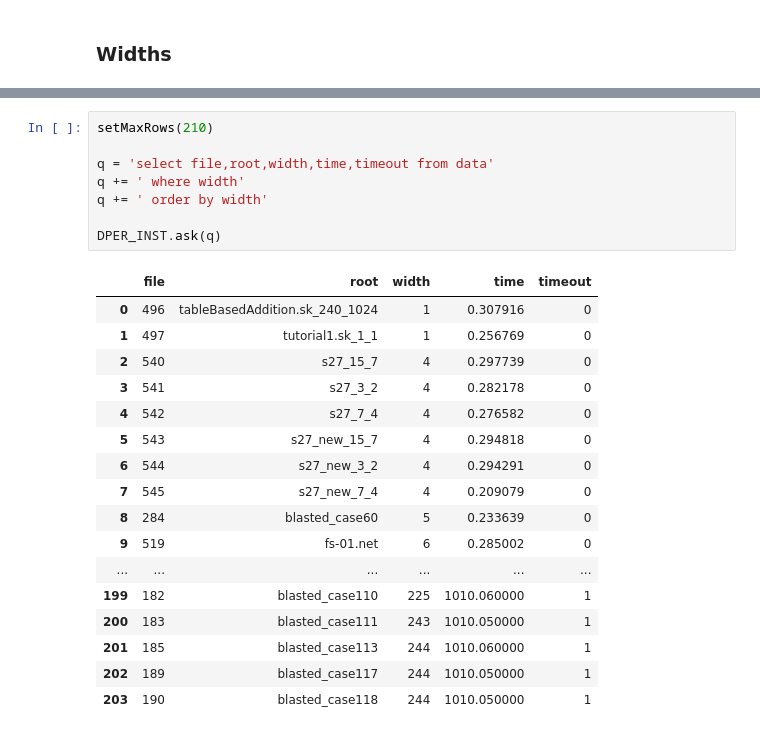
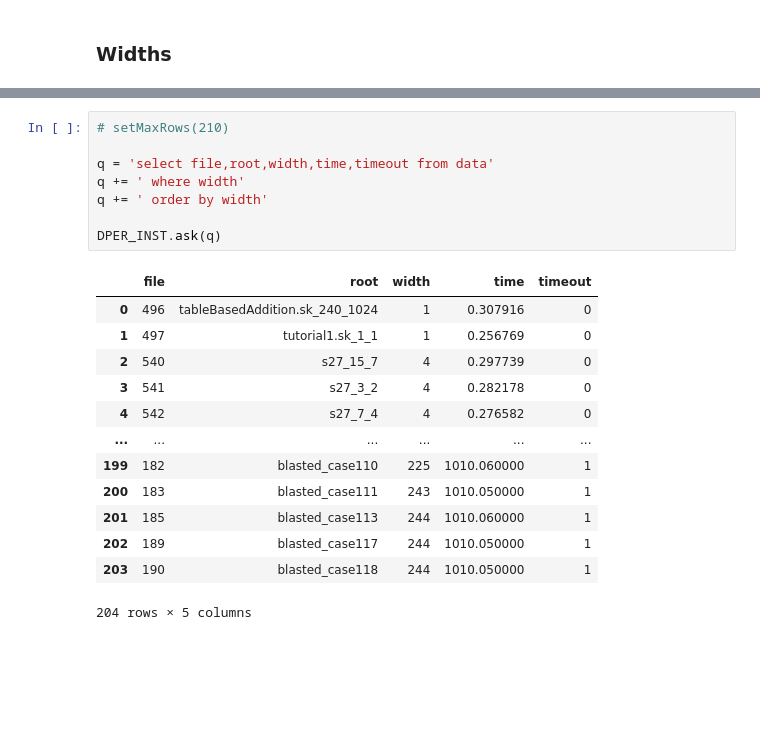
Before and after one commit to vuphan314/phd-thesis, a Jupyter notebook: eval/phd.ipynb, the cells around one changed output, grey strips where cells are left out. Drawn from its saved outputs; the diff is of its cells as text; blank space fills up the shorter version.

```diff
--- a/eval/phd.ipynb
+++ b/eval/phd.ipynb
@@ -3908,27 +3849,23 @@ Erss | width 210.2 [168, 244] | score  336.9
 # %%
-setMaxRows(210)
+# setMaxRows(210)
 
 q = 'select file,root,width,time,timeout from data'
 q += ' where width'
 q += ' order by width'
 
 DPER_INST.ask(q)
 # %% [output]
 |  | file | root | width | time | timeout |
 | 0 | 496 | tableBasedAddition.sk_240_1024 | 1 | 0.307916 | 0 |
 | 1 | 497 | tutorial1.sk_1_1 | 1 | 0.256769 | 0 |
 | 2 | 540 | s27_15_7 | 4 | 0.297739 | 0 |
 | 3 | 541 | s27_3_2 | 4 | 0.282178 | 0 |
 | 4 | 542 | s27_7_4 | 4 | 0.276582 | 0 |
-| 5 | 543 | s27_new_15_7 | 4 | 0.294818 | 0 |
-| 6 | 544 | s27_new_3_2 | 4 | 0.294291 | 0 |
-| 7 | 545 | s27_new_7_4 | 4 | 0.209079 | 0 |
-| 8 | 284 | blasted_case60 | 5 | 0.233639 | 0 |
-| 9 | 519 | fs-01.net | 6 | 0.285002 | 0 |
 | ... | ... | ... | ... | ... | ... |
 | 199 | 182 | blasted_case110 | 225 | 1010.060000 | 1 |
 | 200 | 183 | blasted_case111 | 243 | 1010.050000 | 1 |
 | 201 | 185 | blasted_case113 | 244 | 1010.060000 | 1 |
 | 202 | 189 | blasted_case117 | 244 | 1010.050000 | 1 |
 | 203 | 190 | blasted_case118 | 244 | 1010.050000 | 1 |
+204 rows × 5 columns
 # %%
```
Also changed, not shown: parts of 39 cells of this notebook, 1 other file.
